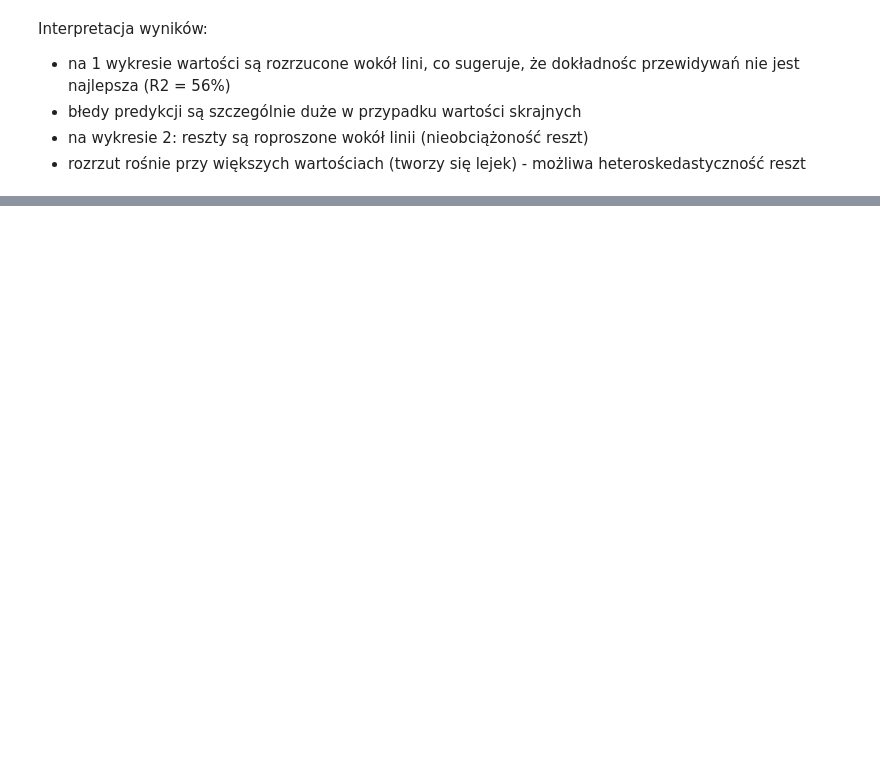
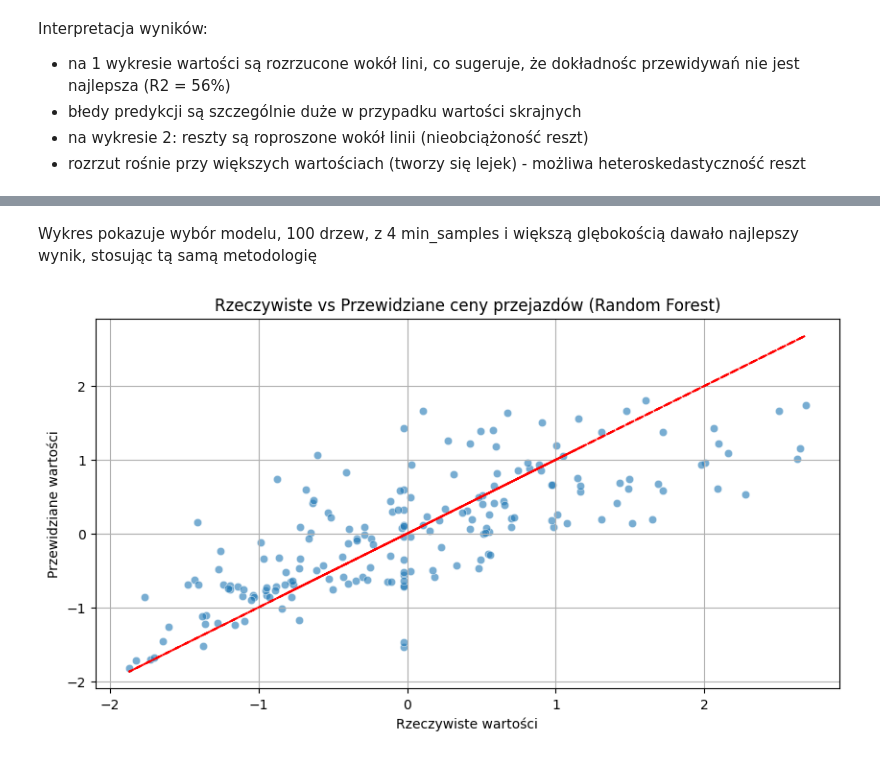
Before and after one commit to jurewiczM/PUM_Ptojekt_2025, a Jupyter notebook: Project_preprocessing.ipynb, the cells around one changed output, grey strips where cells are left out. Saved outputs shown, nothing was run; the diff lists cells and outputs as text; code cells hidden in the pictures; blank space fills up the shorter version.

```diff
--- a/Project_preprocessing.ipynb
+++ b/Project_preprocessing.ipynb
@@ -716,0 +719,33 @@ Interpretacja wyników:
+# %%
+from sklearn.ensemble import RandomForestRegressor
+# Ustalenie najlepszych parametrów
+
+param_grid = {
+    'n_estimators': [50, 100, 200],
+    'max_depth': [None, 10, 20, 30],
+    'min_samples_split': [2, 5, 10],
+    'min_samples_leaf': [1, 2, 4]
+} # ograniczenie liczby drzew, głębokośc i liczby próbek, bo za dużo czasu zabierało
+
+rf = RandomForestRegressor(random_state = 69)
+
+grid_search = GridSearchCV(estimator=rf, param_grid=param_grid, cv=5, scoring='neg_mean_squared_error', n_jobs=-1)
+grid_search.fit(X_train, y_train) #wykorzystam to samo co poprzednio
+
+
+best_rf = grid_search.best_estimator_
+print("Najlepsze parametry:", grid_search.best_params_)
+
+#predykcja
+y_pred_rf = best_rf.predict(X_test)
+
+# Ocena modelu
+rmse_rf = np.sqrt(mean_squared_error(y_test, y_pred_rf))
+mae_rf = mean_absolute_error(y_test, y_pred_rf)
+mse_rf = mean_squared_error(y_test, y_pred_rf)
+r2_rf = r2_score(y_test, y_pred_rf)
+
+print(f"RMSE: {rmse_rf}")
+print(f"MAE: {mae_rf}")
+print(f"MSE: {mse_rf}")
+print(f"R²: {r2_rf}")
@@ -716,0 +797,14 @@ Interpretacja wyników:
+# %% [markdown]
+Wykres pokazuje wybór modelu, 100 drzew, z 4 min_samples  i większą glębokością dawało najlepszy wynik, stosując tą samą metodologię
+# %%
+# Wizualizacja rzeczywistych vs przewidzianych wartości
+plt.figure(figsize=(10, 5))
+sns.scatterplot(x=y_test, y=y_pred_rf, alpha=0.6)
+plt.plot(y_test, y_test, '--r')
+plt.xlabel('Rzeczywiste wartości')
+plt.ylabel('Przewidziane wartości')
+plt.title('Rzeczywiste vs Przewidziane ceny przejazdów (Random Forest)')
+plt.grid(True)
+plt.show()
+# %% [output]
+[figure, added]
```
Also changed, not shown: parts of 17 cells of this notebook.
